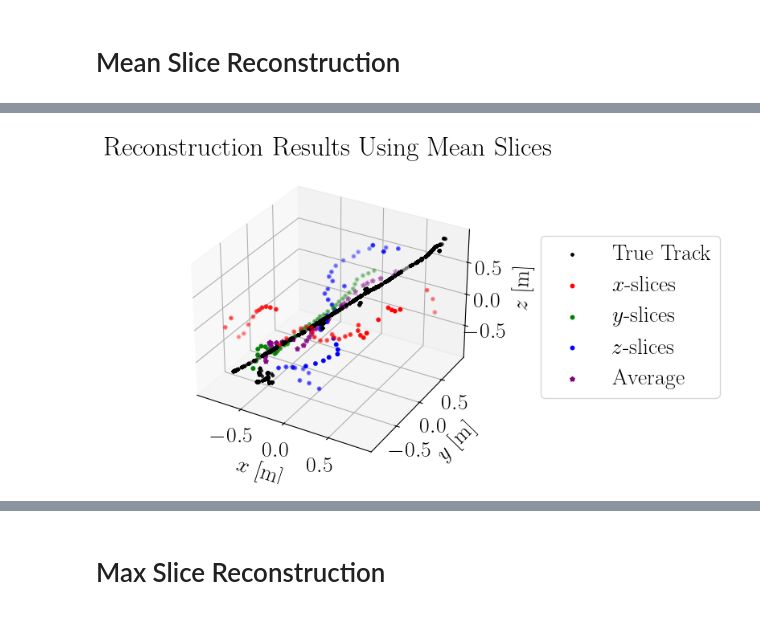
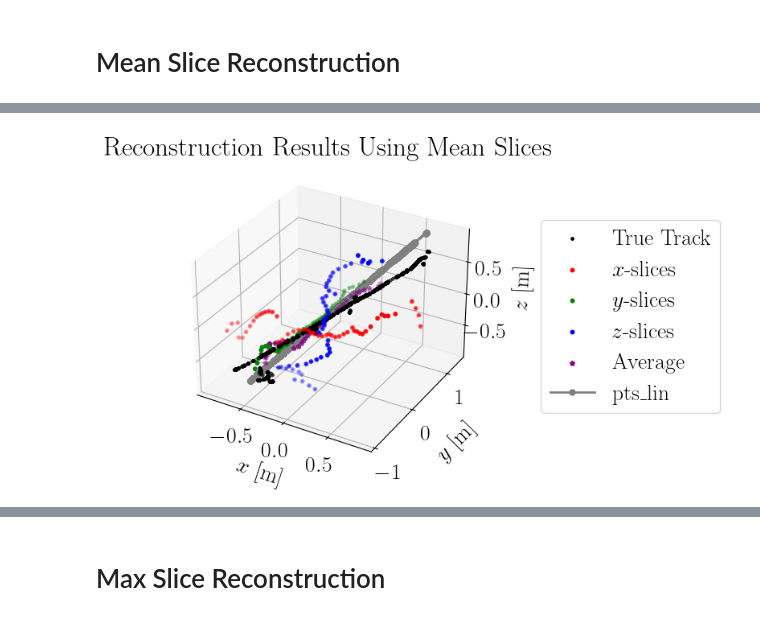
Before and after one commit to Noah-Everett/DSPS-Detector, a Jupyter notebook: analysis/trackAnalysis.ipynb, the cells around one changed output, grey strips where cells are left out. Saved outputs shown, nothing was run; the diff lists cells and outputs as text; code cells hidden in the pictures.

```diff
--- a/analysis/trackAnalysis.ipynb
+++ b/analysis/trackAnalysis.ipynb
@@ -90,8 +92,10 @@ df_hits = make_relativeVector(df_hits)
 # %% [markdown]
 # Make or Load Grid
 # %%
-gridSize = (40, 40, 40)
-makeErrors = False
+gridSize = (50, 50, 50)
+makeErrors = True
+save = False
+load = True
 plotRecoName = '{}x{}x{}_{}_{}'.format(gridSize[0], gridSize[1], gridSize[2], fileName.split('/')[-1].split('.')[0], {True:'withErrors', False:'noErrors'}[makeErrors])
 print('plotRecoName:', plotRecoName)
 # %% [output]
@@ -319,0 +319,16 @@ avg_mean = np.mean(np.array([X_mean,Y_mean,Z_mean]), axis=0)
+# %%
+A_xz = np.vstack([avg_mean[:,0], np.ones(len(avg_mean[:,0]))]).T
+m_xz, c_xz = np.linalg.lstsq(A_xz, avg_mean[:,1])[0]
+
+A_yz = np.vstack([avg_mean[:,1], np.ones(len(avg_mean[:,1]))]).T
+m_yz, c_yz = np.linalg.lstsq(A_yz, avg_mean[:,2])[0]
+
+def lin(z):
+    x = (z - c_xz)/m_xz
+    y = (z - c_yz)/m_yz
+    return x, y
+
+zz = primary_true[:,2]
+xx, yy = lin(zz)
+
+avg_mean_lin = np.array([xx, yy, zz]).T
@@ -360,42 +380,42 @@ track_reco_Z = ax.scatter(Z_mean[:,0]/1000,
                           Z_mean[:,1]/1000,
                           Z_mean[:,2]/1000,
                           c='b',
                           marker='o',
                           s=5,
                           label='$z$-slices',
                           linewidth=2)
 track_reco = ax.scatter(avg_mean[:,0]/1000,
                         avg_mean[:,1]/1000,
                         avg_mean[:,2]/1000,
                         c='purple',
                         marker='*',
                         s=10,
                         label='Average',
                         linewidth=2)
-# track_reco_line = ax.plot(pts_lin[:,0],
-#                           pts_lin[:,1],
-#                           pts_lin[:,2],
-#                           c='gray',
-#                           marker='o',
-#                           markersize=5,
-#                           label='pts_lin',
-#                           linewidth=2)
+track_reco_line = ax.plot(avg_mean_lin[:,0]/1000,
+                          avg_mean_lin[:,1]/1000,
+                          avg_mean_lin[:,2]/1000,
+                          c='gray',
+                          marker='o',
+                          markersize=5,
+                          label='pts_lin',
+                          linewidth=2)
 ax.set_xlabel('$x$ [m]')
 ax.set_ylabel('$y$ [m]')
 ax.set_zlabel('$z$ [m]')
 ax.xaxis.labelpad = 10
 ax.yaxis.labelpad = 10
 ax.zaxis.labelpad = 10
 ax.set_title('Reconstruction Results Using Mean Slices')
 ax.set_title('Reconstruction Results Using Mean Slices', loc='center')
 sm = plt.cm.ScalarMappable(cmap='viridis', norm=LogNorm())
 sm.set_array(grid[grid > 0])
 ax.legend(loc='center right', bbox_to_anchor=(1.8, 0.5))
 # cbar = fig.colorbar(sm, ax=ax, label='Color Bar (Log Scale)')
 fig.savefig('../figures/trackReconstruction_mean_{}.pdf'.format(plotRecoName), bbox_inches='tight')
 fig.show()
 # %% [output]
-[figure, old version]
+[figure, new version]
 # %%
 # %matplotlib inline
 
```
Also changed, not shown: parts of 16 cells of this notebook, 27 other files.
